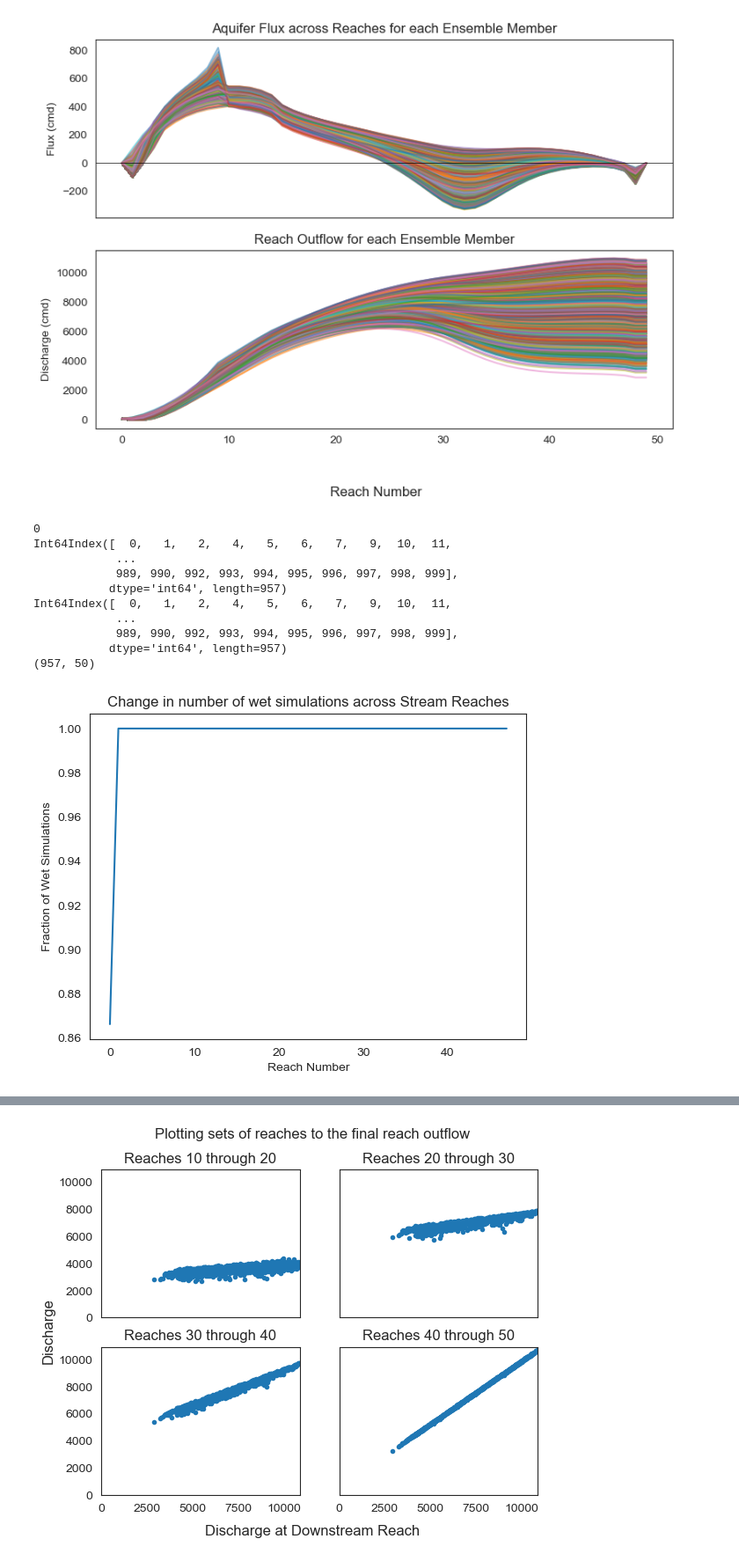
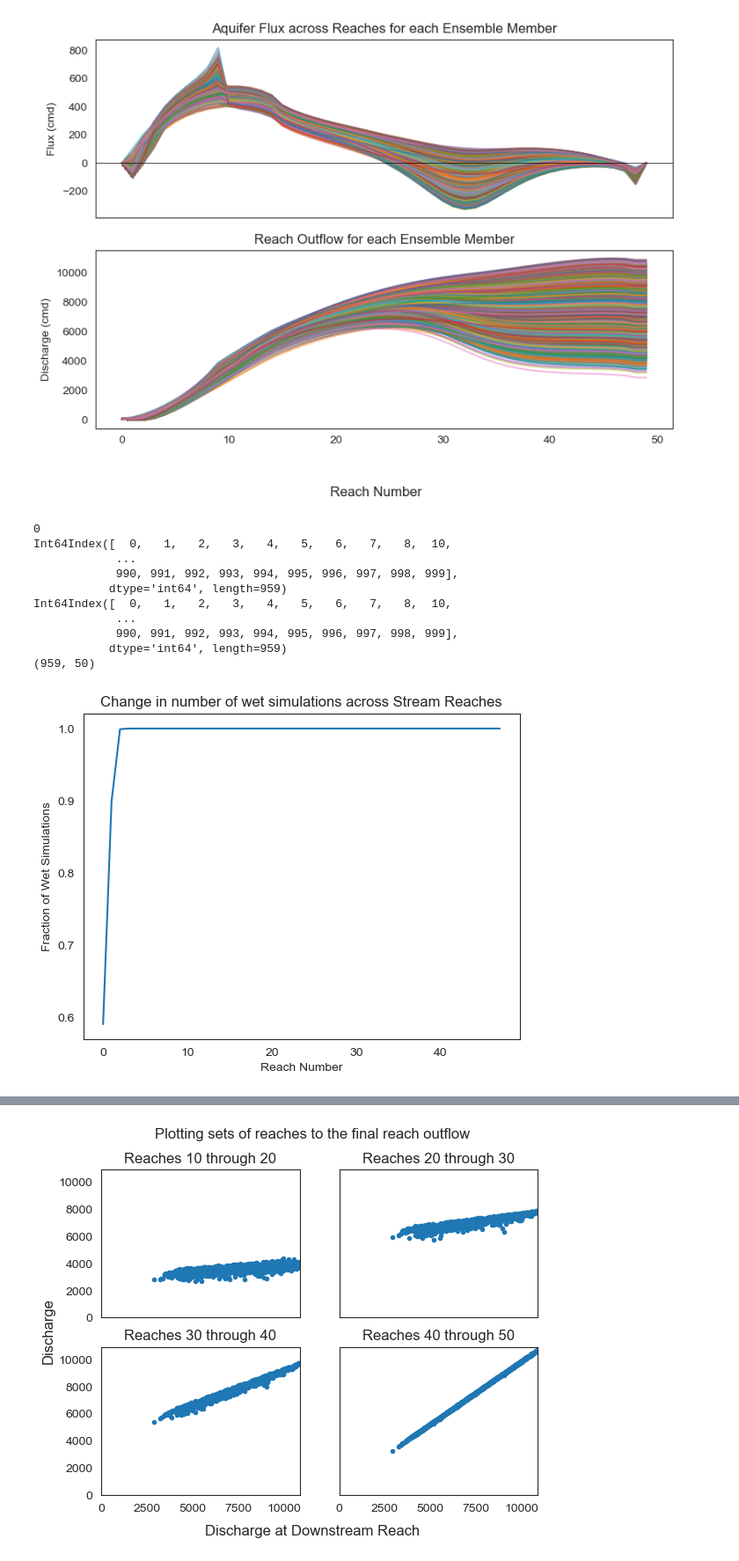
Before and after one commit to davermurray/mf-trees, a Jupyter notebook: mf-trees_SSscenario.ipynb, the cells around one changed output, grey strips where cells are left out. Shown at 88% size. Drawn from its saved outputs; the diff is of its cells as text; code cells hidden in the pictures.

```diff
--- a/mf-trees_SSscenario.ipynb
+++ b/mf-trees_SSscenario.ipynb
@@ -34,17 +37,17 @@ modws ="C:/Users/davem/Documents/Thesis/modflow/mfoutput"
 modws= "D:/mfoutput"
 # %%
 col_names = ['K', 'Low_K_ratio', 'Sy', 'Rech', 'ET_valley', 'ET_rip_ratio', 'Stream_K_ratio','Pumping Rate','Qout']
-col_dict = {'K':'Base K', 'Low_K_ratio': 'Confining Layer K (as a ratio to Base K)', 'Sy':'Specific Yield', 'Rech':'Recharge', 'ET_valley':'Valley ET', 'ET_rip_ratio':'Riparian ET (as a Ratio of Valley ET)', 'Stream_K_ratio':'Streambed K', 'Pumping Rate':'Pumping Well Discharge Factor'}
+col_dict = {'K':'Base K', 'Low_K_ratio': 'Confining Layer K (as a ratio to Base K)', 'Sy':'Specific Yield', 'Rech':'Recharge', 'ET_valley':'Valley ET', 'ET_rip_ratio':'Riparian ET (as a ratio of Valley ET)', 'Stream_K_ratio':'Streambed K', 'Pumping Rate':'Pumping Well Discharge Factor'}
 #col_names = col_dict.keys
 # load dataset
 #data_old = np.loadtxt("outputs/ModflowSfrWellOutput750Test3.txt")
 #data = np.loadtxt("mf_notebooks/ModflowSfrWellOutput750Test5.txt")
 
 #test 7 is the original 8 varying pars - test 11 is with constant K and Recharge
-data = np.loadtxt("mf_notebooks/ModflowSfrWellOutput1000Test11.txt")
+data = np.loadtxt("mf_notebooks/ModflowSfrWellOutput1000Test9.txt")
 
 #data = np.loadtxt("ModflowSfrOutput2500New.txt")
-error_list = np.loadtxt("mf_notebooks/ErrorSS_SfrWell1000Test11.txt")
+error_list = np.loadtxt("mf_notebooks/ErrorSS_SfrWell1000Test9.txt")
 eidx = np.array(error_list)[:,0].astype(int)
 # #print(eidx)
 temprange = np.arange(1000)
@@ -75,7 +78,7 @@ plt.show()
 #Save reach flow output as pkl
 #ReachQdf.to_pickle('outputs/SS_reachQ.pkl')
 # %%
-error_list = np.loadtxt("mf_notebooks/ErrorSS_SfrWell1000Test11.txt")
+error_list = np.loadtxt("mf_notebooks/ErrorSS_SfrWell1000Test9.txt")
 eidx = np.array(error_list)[:,0].astype(int)
 # #print(eidx)
 temprange = np.arange(1000)
@@ -101,7 +104,7 @@ q = np.ndarray((len(error_free),50))
 #Should change this to be multi-level index - one day
 for j,i in enumerate(df.index.values):
 #for j,i in enumerate(range(100)): #for testing CMS
-    modelname = "/ScenarioSfrWell1000Test11_"+str(i) #test 7 has no _ , test 11 does
+    modelname = "/ScenarioSfrWell1000Test9_"+str(i) #test 7 has no _ , test 11 does
     sfrout = SfrFile(modws+'\\'+modelname+'.sfr.out')
     Sfrdf = sfrout.get_dataframe()
    # print(Sfrdf.columns)
@@ -157,42 +160,42 @@ Text(65.34722222222221, 0.5, 'Discharge (cmd)')
 #Getting rid of ensembles with 0 flow
 #ReachQdf = pd.read_pickle('outputs/SS_reachQ.pkl')
 #ReachQdf = pd.read_pickle('outputs/SS_reachQ_test5.pkl')
-ReachQdf = pd.read_pickle('outputs/SS_reachQ1000_test11.pkl')
+ReachQdf = pd.read_pickle('outputs/SS_reachQ1000_Test9.pkl')
 
 
 #ReachQdf = pd.DataFrame(ReachQ)
 
 numgrz = [len(ReachQdf[i][ReachQdf[i] > 0].index)/len(ReachQdf.index) for i in range(50)]
 print(numgrz.index(max(numgrz[2:])))
 
 
 #plt.figure(figsize=(11,3))
 plt.plot(numgrz[2:])
 
 #plt.ylim((0.01,np.max(ReachQdf)+10))
 plt.ylabel('Fraction of Wet Simulations')
 plt.xlabel('Reach Number')
 plt.title('Change in number of wet simulations across Stream Reaches')
 plt.margins(0.05)
 
 print(ReachQdf.index)
 
 rn_highest = numgrz.index(max(numgrz[2:])) #find reach with greatest number of wet ensembles
 ReachQdf = ReachQdf[ReachQdf[rn_highest] > 0]
 print(ReachQdf.index)
 print(ReachQdf.shape)
 # %% [output]
 0
-Int64Index([  0,   1,   2,   4,   5,   6,   7,   9,  10,  11,
+Int64Index([  0,   1,   2,   3,   4,   5,   6,   7,   8,  10,
             ...
-            989, 990, 992, 993, 994, 995, 996, 997, 998, 999],
-           dtype='int64', length=957)
-Int64Index([  0,   1,   2,   4,   5,   6,   7,   9,  10,  11,
+            990, 991, 992, 993, 994, 995, 996, 997, 998, 999],
+           dtype='int64', length=959)
+Int64Index([  0,   1,   2,   3,   4,   5,   6,   7,   8,  10,
             ...
-            989, 990, 992, 993, 994, 995, 996, 997, 998, 999],
-           dtype='int64', length=957)
-(957, 50)
+            990, 991, 992, 993, 994, 995, 996, 997, 998, 999],
+           dtype='int64', length=959)
+(959, 50)
-[figure, old version]
+[figure, new version]
 # %%
 #Plot out the parameters per ensemble discharge at reach 25
 
```
Also changed, not shown: parts of 34 cells of this notebook, 6 other files.
